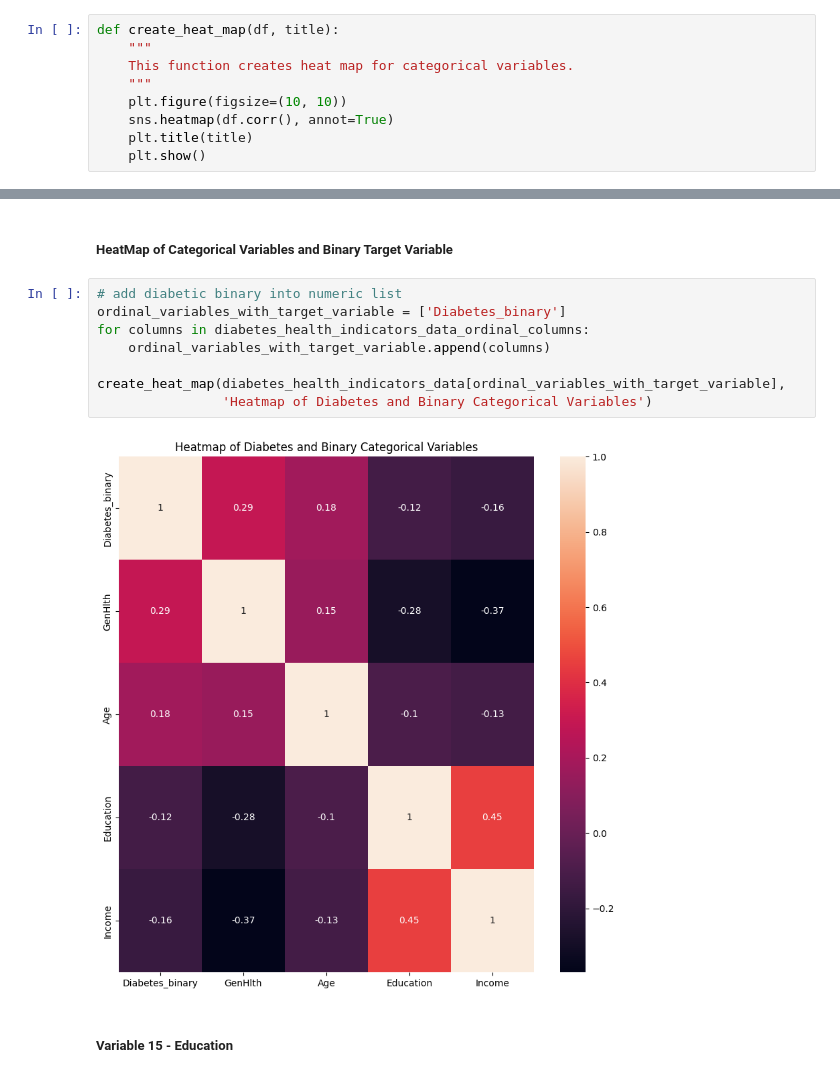
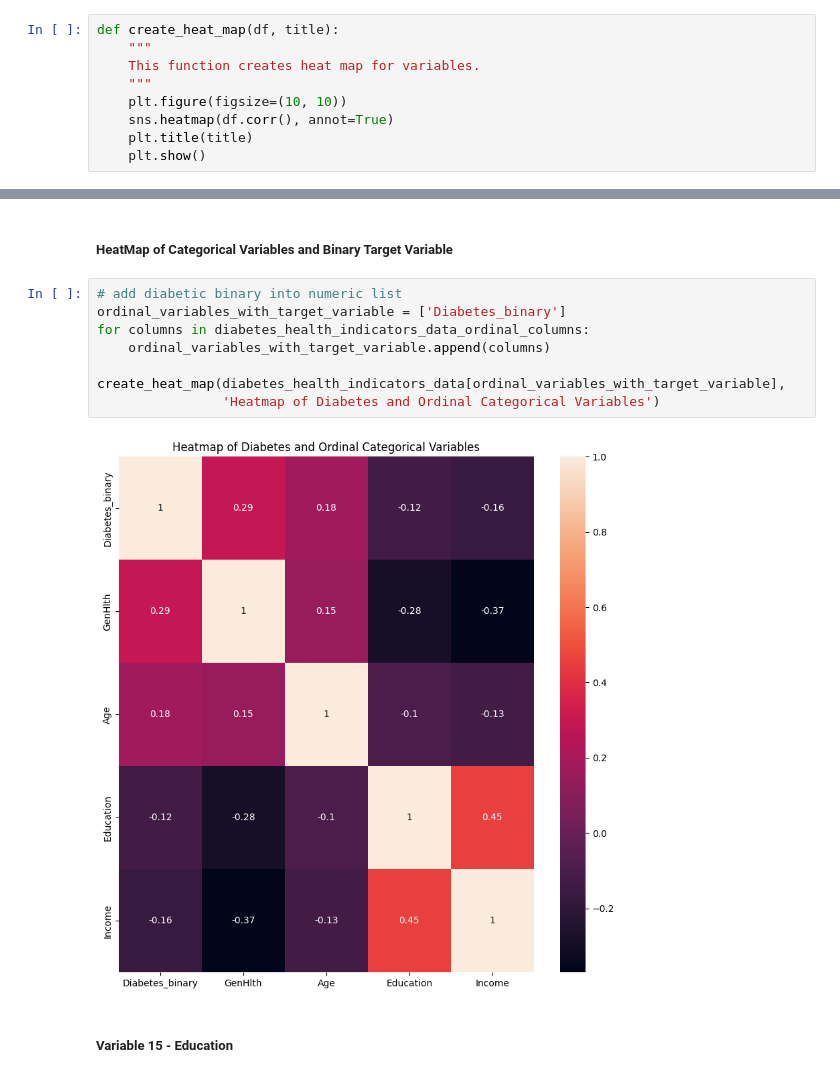
Before and after one commit to RileyLeo/Diabetes-Prediction-ML, a Jupyter notebook: notebook.ipynb, the cells around one changed output, grey strips where cells are left out. Saved outputs shown, nothing was run; the diff lists cells and outputs as text.

```diff
--- a/notebook.ipynb
+++ b/notebook.ipynb
@@ -66,7 +66,7 @@ def create_pi_chart_for_categorical_variables(df, column_name, title):
 # %%
 def create_heat_map(df, title):
     """
-    This function creates heat map for categorical variables.
+    This function creates heat map for variables.
     """
     plt.figure(figsize=(10, 10))
     sns.heatmap(df.corr(), annot=True)
@@ -570,13 +589,13 @@ create_percentage_heatmap_for_categorical_variables(diabetes_health_indicators_d
 # %%
 # add diabetic binary into numeric list
 ordinal_variables_with_target_variable = ['Diabetes_binary']
 for columns in diabetes_health_indicators_data_ordinal_columns:
     ordinal_variables_with_target_variable.append(columns)
 
 create_heat_map(diabetes_health_indicators_data[ordinal_variables_with_target_variable],
-                'Heatmap of Diabetes and Binary Categorical Variables')
+                'Heatmap of Diabetes and Ordinal Categorical Variables')
 # %% [output]
-[figure, old version]
+[figure, new version]
 # %% [markdown]
 ##### Variable 15 - Education
 # %%
```
Also changed, not shown: parts of 3 cells of this notebook.
